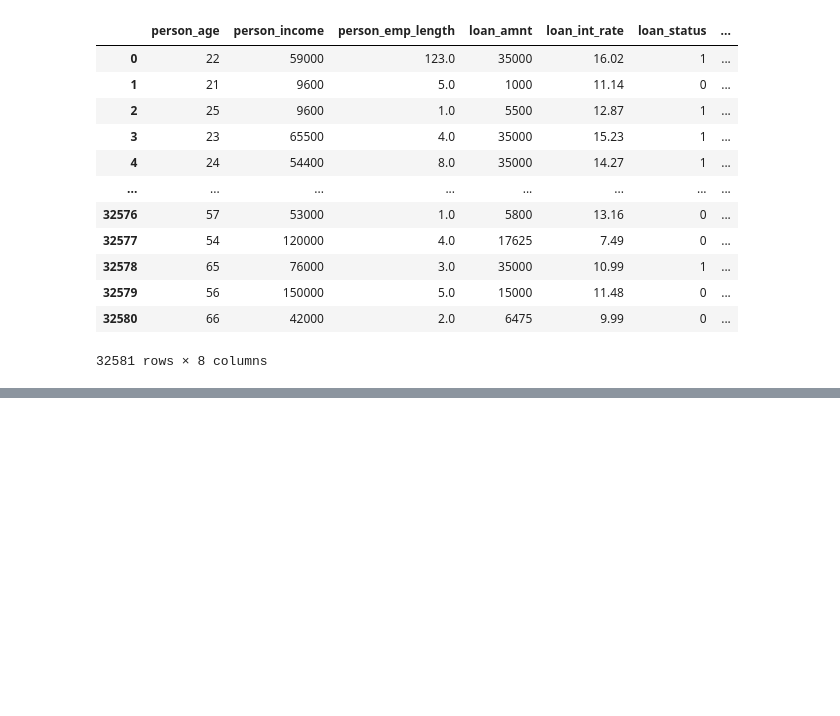
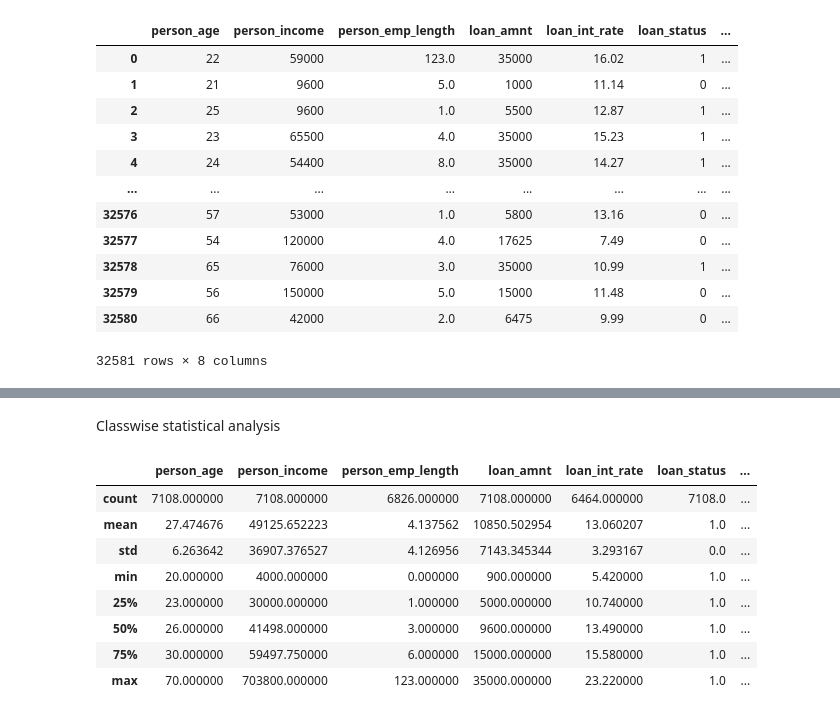
Before and after one commit to Prithvi2310/Loan-Approval-Prediction, a Jupyter notebook: ipynb files/EDA.ipynb, the cells around one changed output, grey strips where cells are left out. Drawn from its saved outputs; the diff is of its cells as text; code cells hidden in the pictures; blank space fills up the shorter version.

Commit message:
done with statistical analysis

```diff
--- a/ipynb files/EDA.ipynb
+++ b/ipynb files/EDA.ipynb
@@ -166,0 +171,16 @@ dataset[numerical_features]
+# %% [markdown]
+Classwise statistical analysis
+# %%
+# For positive or 1 class
+loan_status_yes = dataset[dataset["loan_status"]==1]
+loan_status_yes.describe()
+# %% [output]
+|  | person_age | person_income | person_emp_length | loan_amnt | loan_int_rate | loan_status | ... |
+| count | 7108.000000 | 7108.000000 | 6826.000000 | 7108.000000 | 6464.000000 | 7108.0 | ... |
+| mean | 27.474676 | 49125.652223 | 4.137562 | 10850.502954 | 13.060207 | 1.0 | ... |
+| std | 6.263642 | 36907.376527 | 4.126956 | 7143.345344 | 3.293167 | 0.0 | ... |
+| min | 20.000000 | 4000.000000 | 0.000000 | 900.000000 | 5.420000 | 1.0 | ... |
+| 25% | 23.000000 | 30000.000000 | 1.000000 | 5000.000000 | 10.740000 | 1.0 | ... |
+| 50% | 26.000000 | 41498.000000 | 3.000000 | 9600.000000 | 13.490000 | 1.0 | ... |
+| 75% | 30.000000 | 59497.750000 | 6.000000 | 15000.000000 | 15.580000 | 1.0 | ... |
+| max | 70.000000 | 703800.000000 | 123.000000 | 35000.000000 | 23.220000 | 1.0 | ... |
```
Also changed, not shown: parts of 4 cells of this notebook.
